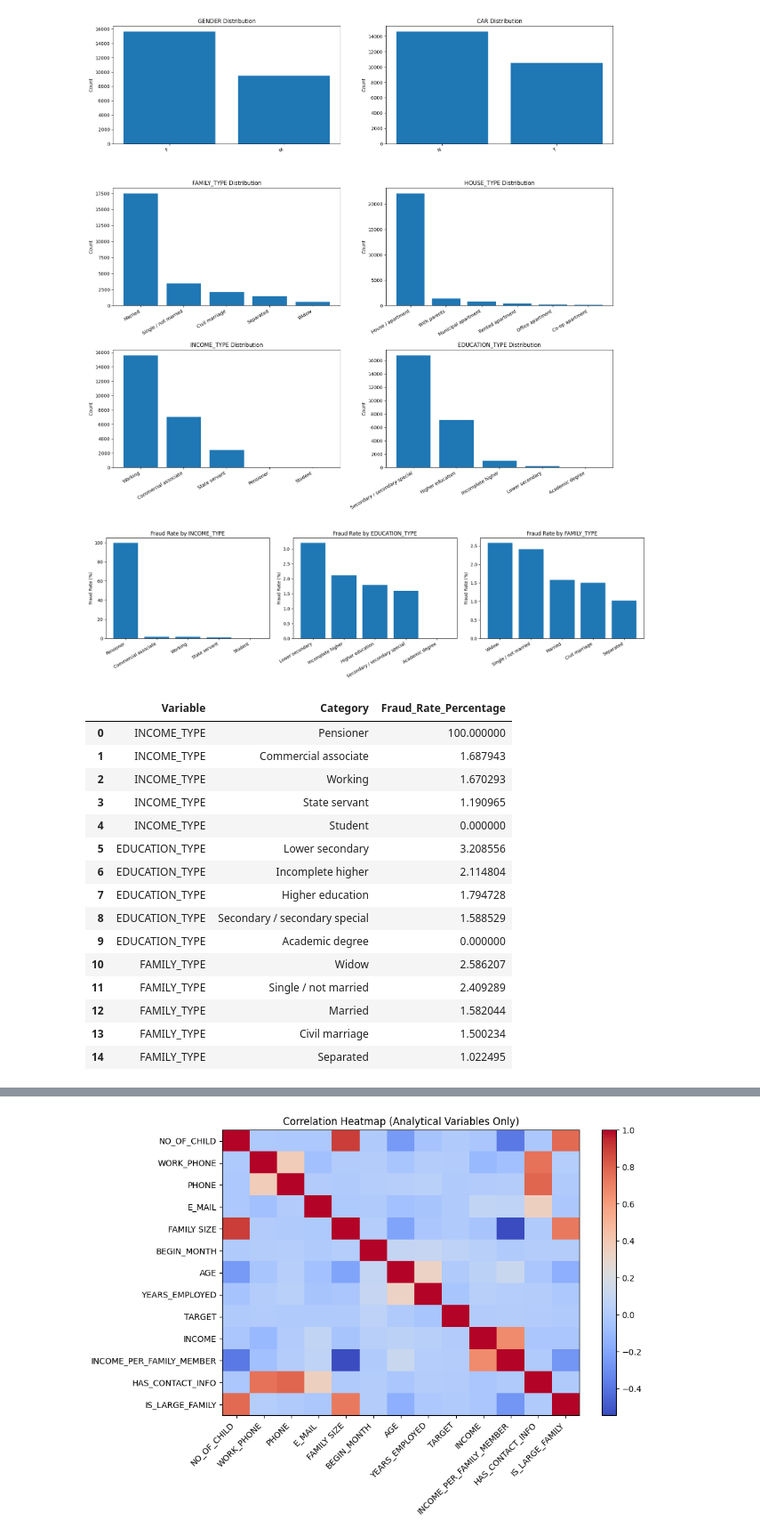
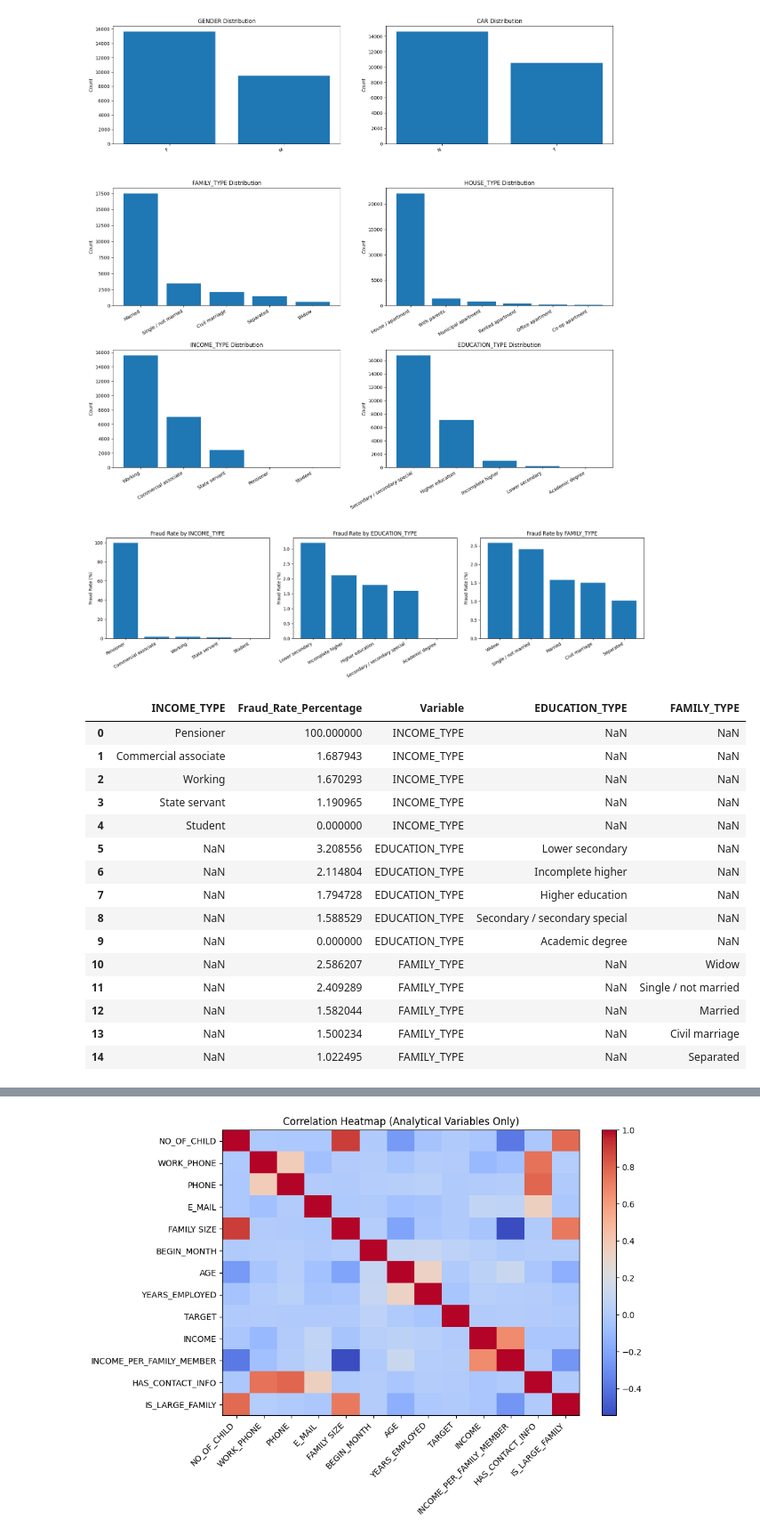
Before and after one commit to AabidhaRifky/CL-MCSDS-CMU-10-04_CMP7005_Fraud_Detection_Analysis, a Jupyter notebook: notebook/cmp7005_fraud_detection.ipynb, the cells around one changed output, grey strips where cells are left out. Shown at 89% size. Cells and saved outputs as stored; diff of their text form; code cells hidden in the pictures.

```diff
--- a/notebook/cmp7005_fraud_detection.ipynb
+++ b/notebook/cmp7005_fraud_detection.ipynb
@@ -547,49 +671,48 @@ plt.show()
 # %%
 fraud_rate_cols = [col for col in ["INCOME_TYPE", "EDUCATION_TYPE", "FAMILY_TYPE"] if col in data_capped.columns]
 
 fraud_rate_tables = []
 plt.figure(figsize=(18, 5))
 
 for i, col in enumerate(fraud_rate_cols, 1):
     rates = (
         data_capped.groupby(col)["TARGET"]
         .mean()
         .mul(100)
         .sort_values(ascending=False)
-        .reset_index()
+        .reset_index(name="Fraud_Rate_Percentage")
     )
-    rates.columns = ["Category", "Fraud_Rate_Percentage"]
     rates["Variable"] = col
-    fraud_rate_tables.append(rates[["Variable", "Category", "Fraud_Rate_Percentage"]])
+    fraud_rate_tables.append(rates)
 
     plt.subplot(1, len(fraud_rate_cols), i)
-    plt.bar(rates["Category"].astype(str), rates["Fraud_Rate_Percentage"])
+    plt.bar(rates[col].astype(str), rates["Fraud_Rate_Percentage"])
     plt.title(f"Fraud Rate by {col}")
     plt.ylabel("Fraud Rate (%)")
     plt.xticks(rotation=30, ha="right")
 
 plt.tight_layout()
 plt.savefig("figures/fraud_rate_by_category.png", dpi=300, bbox_inches="tight")
 plt.show()
 
 fraud_rate_by_category_df = pd.concat(fraud_rate_tables, ignore_index=True)
 fraud_rate_by_category_df.to_csv("tables/fraud_rate_by_category.csv", index=False)
 display(fraud_rate_by_category_df.head(20))
 # %% [output]
 [figure]
-|  | Variable | Category | Fraud_Rate_Percentage |
-| 0 | INCOME_TYPE | Pensioner | 100.000000 |
-| 1 | INCOME_TYPE | Commercial associate | 1.687943 |
-| 2 | INCOME_TYPE | Working | 1.670293 |
-| 3 | INCOME_TYPE | State servant | 1.190965 |
-| 4 | INCOME_TYPE | Student | 0.000000 |
-| 5 | EDUCATION_TYPE | Lower secondary | 3.208556 |
-| 6 | EDUCATION_TYPE | Incomplete higher | 2.114804 |
-| 7 | EDUCATION_TYPE | Higher education | 1.794728 |
-| 8 | EDUCATION_TYPE | Secondary / secondary special | 1.588529 |
-| 9 | EDUCATION_TYPE | Academic degree | 0.000000 |
-| 10 | FAMILY_TYPE | Widow | 2.586207 |
-| 11 | FAMILY_TYPE | Single / not married | 2.409289 |
-| 12 | FAMILY_TYPE | Married | 1.582044 |
-| 13 | FAMILY_TYPE | Civil marriage | 1.500234 |
-| 14 | FAMILY_TYPE | Separated | 1.022495 |
+|  | INCOME_TYPE | Fraud_Rate_Percentage | Variable | EDUCATION_TYPE | FAMILY_TYPE |
+| 0 | Pensioner | 100.000000 | INCOME_TYPE | NaN | NaN |
+| 1 | Commercial associate | 1.687943 | INCOME_TYPE | NaN | NaN |
+| 2 | Working | 1.670293 | INCOME_TYPE | NaN | NaN |
+| 3 | State servant | 1.190965 | INCOME_TYPE | NaN | NaN |
+| 4 | Student | 0.000000 | INCOME_TYPE | NaN | NaN |
+| 5 | NaN | 3.208556 | EDUCATION_TYPE | Lower secondary | NaN |
+| 6 | NaN | 2.114804 | EDUCATION_TYPE | Incomplete higher | NaN |
+| 7 | NaN | 1.794728 | EDUCATION_TYPE | Higher education | NaN |
+| 8 | NaN | 1.588529 | EDUCATION_TYPE | Secondary / secondary special | NaN |
+| 9 | NaN | 0.000000 | EDUCATION_TYPE | Academic degree | NaN |
+| 10 | NaN | 2.586207 | FAMILY_TYPE | NaN | Widow |
+| 11 | NaN | 2.409289 | FAMILY_TYPE | NaN | Single / not married |
+| 12 | NaN | 1.582044 | FAMILY_TYPE | NaN | Married |
+| 13 | NaN | 1.500234 | FAMILY_TYPE | NaN | Civil marriage |
+| 14 | NaN | 1.022495 | FAMILY_TYPE | NaN | Separated |
```
Also changed, not shown: parts of 22 cells of this notebook.
